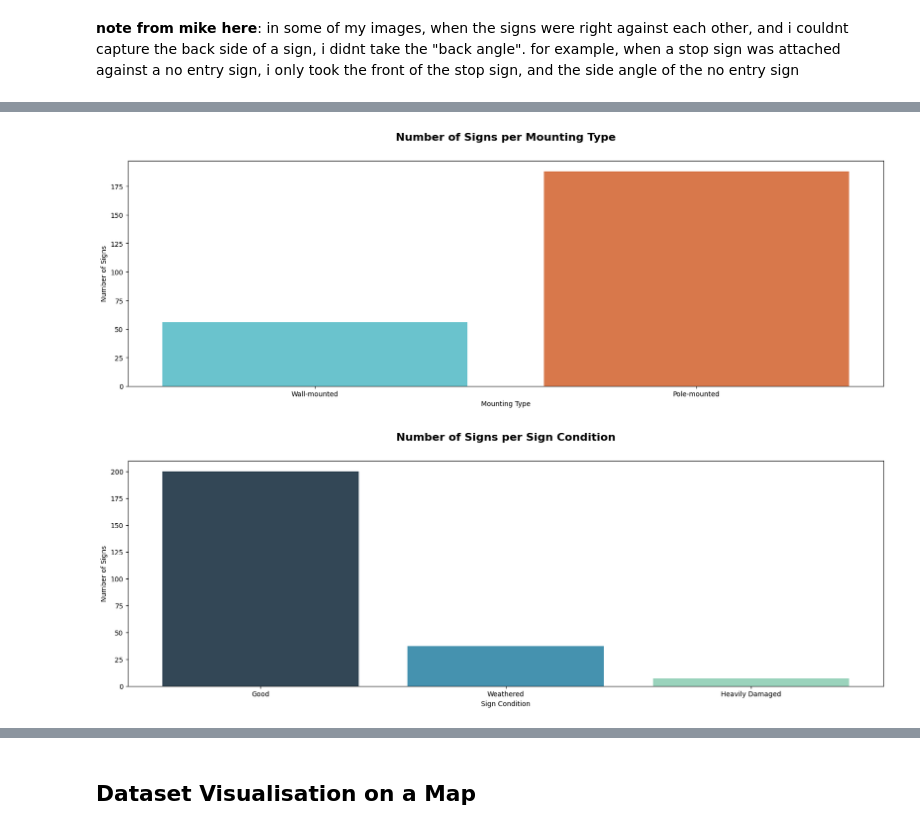
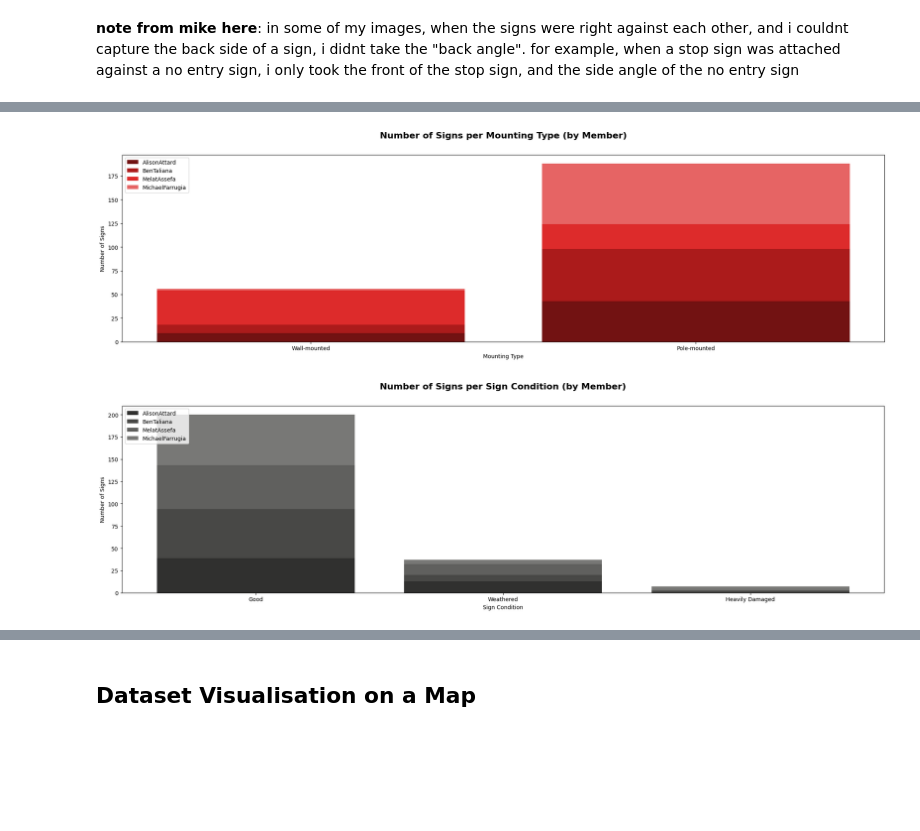
Before and after one commit to bentaliana/ARI3129, a Jupyter notebook: 1_data_visualisation.ipynb, the cells around one changed output, grey strips where cells are left out. Cells and saved outputs as stored; diff of their text form; code cells hidden in the pictures; blank space fills up the shorter version.

```diff
--- a/1_data_visualisation.ipynb
+++ b/1_data_visualisation.ipynb
@@ -149,12 +166,25 @@ plt.show()
 # %% [markdown]
 **note from mike here**: in some of my images, when the signs were right against each other, and i couldnt capture the back side of a sign, i didnt take the "back angle". for example, when a stop sign was attached against a no entry sign, i only took the front of the stop sign, and the side angle of the no entry sign
 # %%
-VIEWING_ANGLE_COLOURS = ["#4CAF50", "#FFC107", "#F44336"]
+views = ["Front", "Side", "Back"]
 
-plt.figure(figsize = (20, 6))
-plt.bar(viewing_angle_statistics.keys(), viewing_angle_statistics.values(), color = VIEWING_ANGLE_COLOURS)
+plt.figure(figsize=(20, 6))
+bottom = np.zeros(len(views))
+
+for i, person in enumerate(viewing_angle_statistics.keys()):
+    counts = [viewing_angle_statistics [person] [view] for view in views]
+
+    step_darkness = 1.0 + (i * 0.5)
+    current_colour = adjust_lightness("#690976", step_darkness)
+
+    plt.bar(views, counts, bottom = bottom, label = person, color = current_colour)
+
+    bottom = np.add(bottom, counts)
+
 plt.xlabel("Viewing Angle")
 plt.ylabel("Number of Images")
-plt.title("Number of Images per Viewing Angle", fontsize = 16, fontweight = "bold", pad = 30)
+plt.title("Number of Images per Viewing Angle (by Member)", fontsize=16, fontweight="bold", pad=30)
+plt.legend(loc = "upper left")
+plt.tight_layout()
 plt.show()
 # %% [output]
@@ -162,23 +192,49 @@ plt.show()
 # %%
-MOUNTING_TYPE_COLOURS = ["#6AC3CD", "#D8784B"]
+mounting_types = ["Wall-mounted", "Pole-mounted"]
 
 plt.figure(figsize = (20, 6))
-plt.bar(mounting_type_statistics.keys(), mounting_type_statistics.values(), color = MOUNTING_TYPE_COLOURS)
+bottom = np.zeros(len(mounting_types))
+
+for i, person in enumerate(viewing_angle_statistics.keys()):
+    counts = [mounting_type_statistics [person] [mounting_type] for mounting_type in mounting_types]
+
+    step_darkness = 1.0 + (i * 0.5)
+    current_colour = adjust_lightness("#721212", step_darkness)
+
+    plt.bar(mounting_types, counts, bottom = bottom, label = person, color = current_colour)
+
+    bottom = np.add(bottom, counts)
+
 plt.xlabel("Mounting Type")
 plt.ylabel("Number of Signs")
-plt.title("Number of Signs per Mounting Type", fontsize = 16, fontweight = "bold", pad = 30)
+plt.title("Number of Signs per Mounting Type (by Member)", fontsize = 16, fontweight = "bold", pad = 30)
+plt.legend(loc = "upper left")
+plt.tight_layout()
 plt.show()
 # %% [output]
-[figure, old version]
+[figure, new version]
 # %%
-SIGN_CONDITION_COLOURS = ["#334756", "#4592AF", "#9AD3BC"]
+sign_conditions = ["Good", "Weathered", "Heavily Damaged"]
 
 plt.figure(figsize = (20, 6))
-plt.bar(sign_condition_statistics.keys(), sign_condition_statistics.values(), color = SIGN_CONDITION_COLOURS)
+bottom = np.zeros(len(sign_conditions))
+
+for i, person in enumerate(viewing_angle_statistics.keys()):
+    counts = [sign_condition_statistics [person] [sign_condition] for sign_condition in sign_conditions]
+
+    step_darkness = 1.0 + (i * 0.5)
+    current_colour = adjust_lightness("#30302F", step_darkness)
+
+    plt.bar(sign_conditions, counts, bottom = bottom, label = person, color = current_colour)
+
+    bottom = np.add(bottom, counts)
+
 plt.xlabel("Sign Condition")
 plt.ylabel("Number of Signs")
-plt.title("Number of Signs per Sign Condition", fontsize = 16, fontweight = "bold", pad = 30)
+plt.title("Number of Signs per Sign Condition (by Member)", fontsize = 16, fontweight = "bold", pad = 30)
+plt.legend(loc = "upper left")
+plt.tight_layout()
 plt.show()
 # %% [output]
-[figure, old version]
+[figure, new version]
 # %%
```
Also changed, not shown: parts of 14 cells of this notebook.
